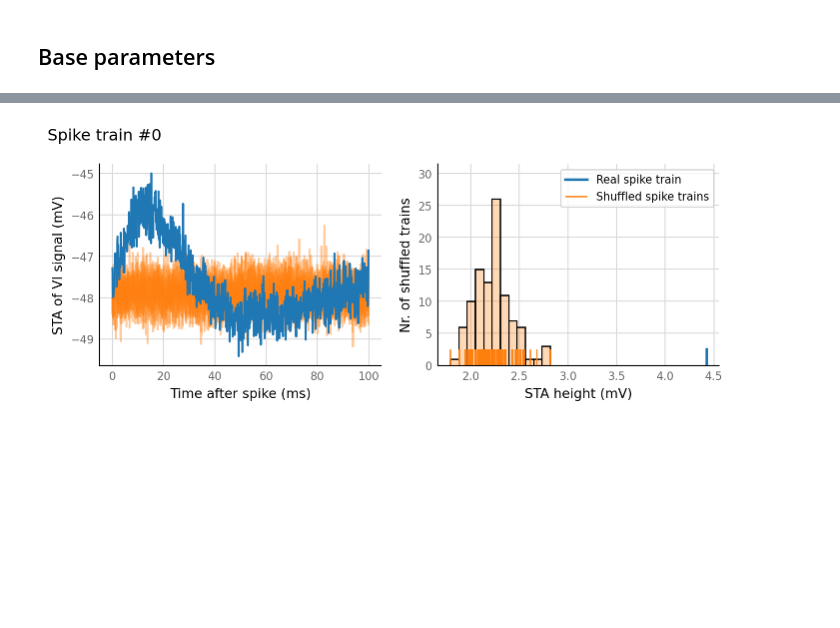
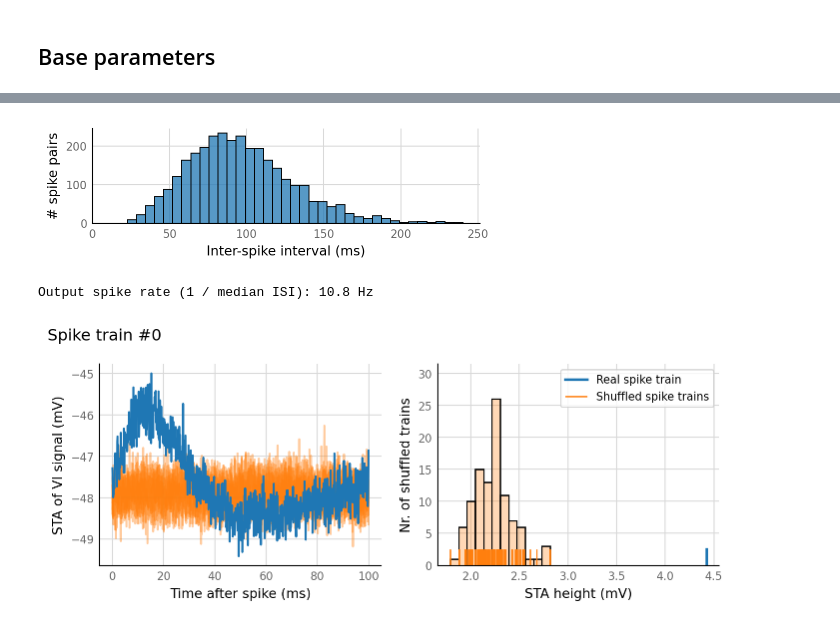
Before and after one commit to tfiers/phd, a Jupyter notebook: notebooks/2021-01-13__conntest_in_codebase.ipynb, the cells around one changed output, grey strips where cells are left out. Drawn from its saved outputs; the diff is of its cells as text; code cells hidden in the pictures; blank space fills up the shorter version.

Commit message:
✨NEW sim_izh saves spike times; show their stats

```diff
--- a/notebooks/2021-01-13__conntest_in_codebase.ipynb
+++ b/notebooks/2021-01-13__conntest_in_codebase.ipynb
@@ -52,3 +52,8 @@ plot_sim_slice(sim_data, t_start=3 * second, duration=1 * second);
+# %%
+ax = v.sim.izhikevich_neuron.show_output_spike_stats(sim_data.izh_output);
+# %% [output]
+[figure, added]
+Output spike rate (1 / median ISI): 10.8 Hz
 # %%
 test_data, test_summaries = v.N_to_1_experiment.test_connections(sim_data);
 # %%
```
Also changed, not shown: parts of 3 cells of this notebook, 1 other file.
